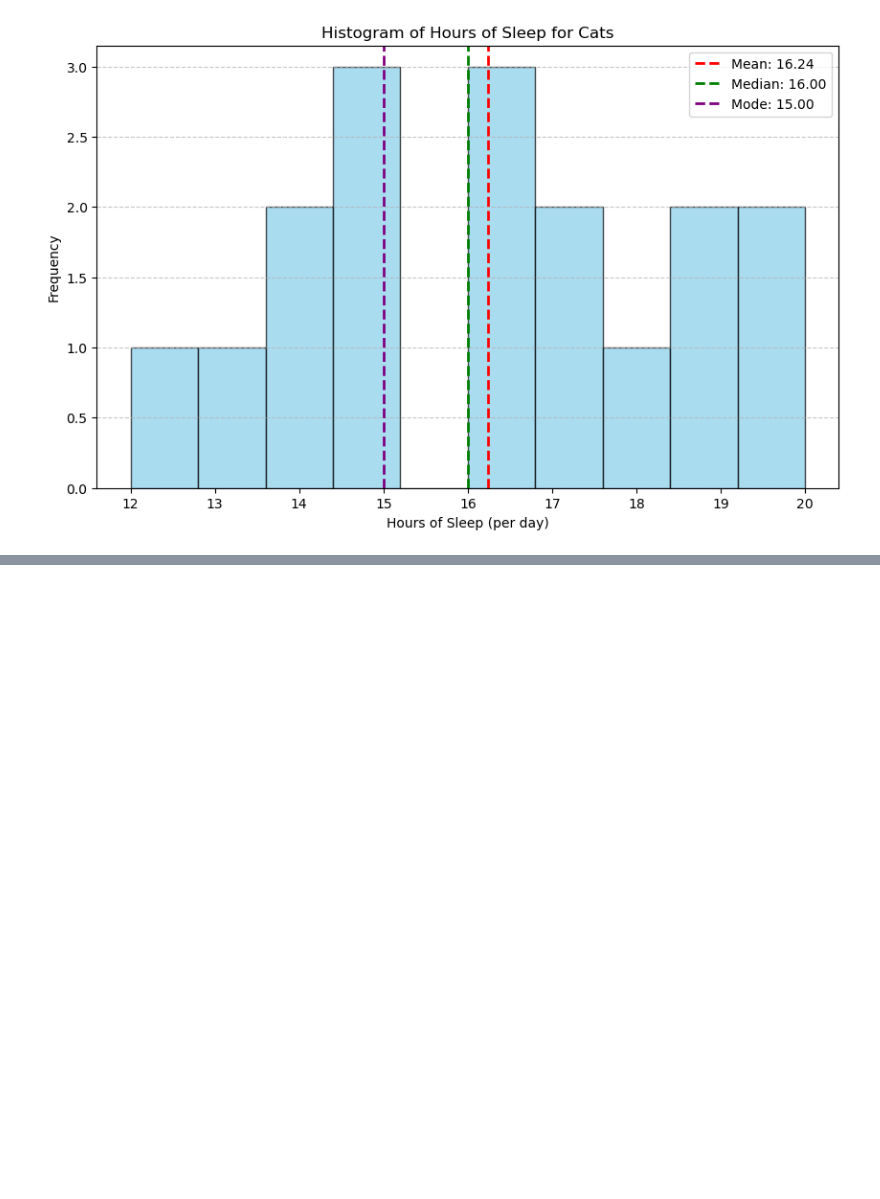
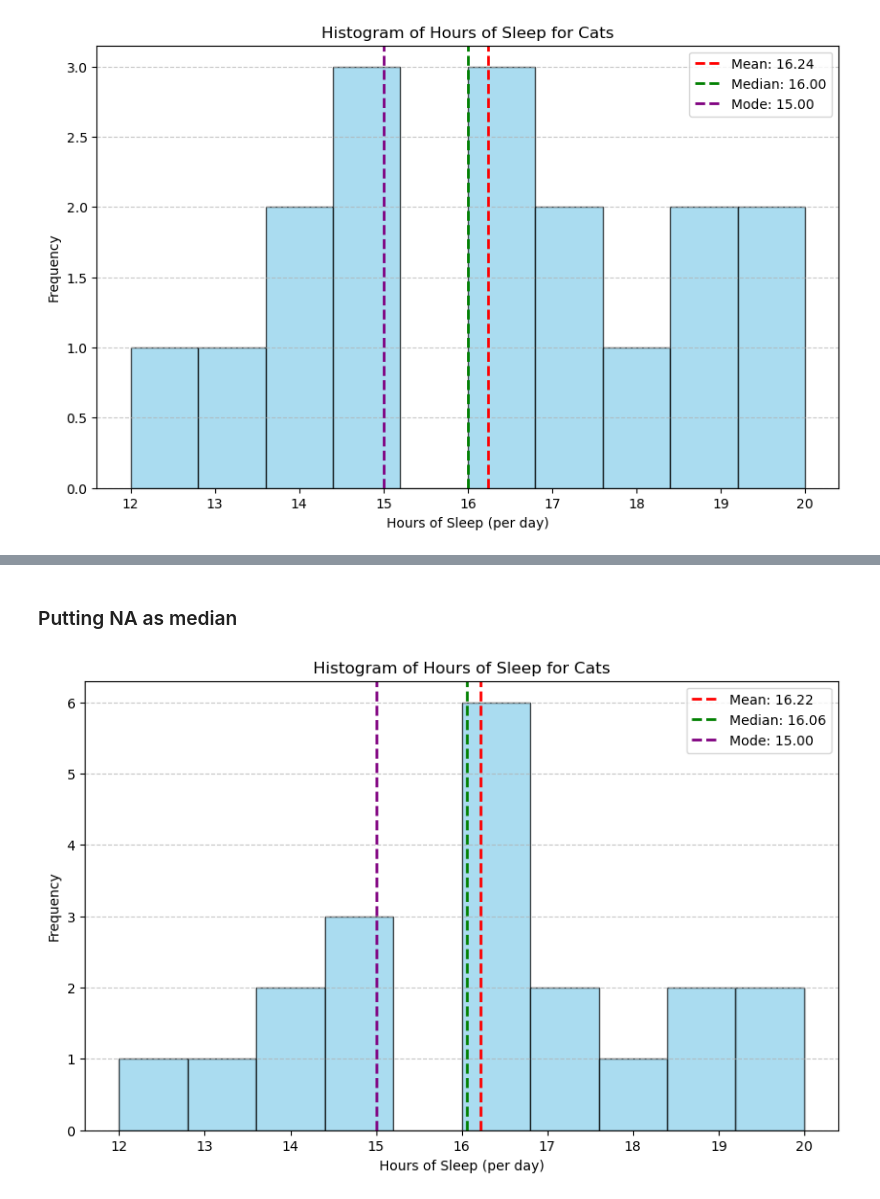
Before and after one commit to AtharvaRGhadigaonkar/DataMastery, a Jupyter notebook: MissingValues/MissingDataMasterClass.ipynb, the cells around one changed output, grey strips where cells are left out. Cells and saved outputs as stored; diff of their text form; code cells hidden in the pictures; blank space fills up the shorter version.

Commit message:
Missing Values - Ploting of Median and Mode

```diff
--- a/MissingValues/MissingDataMasterClass.ipynb
+++ b/MissingValues/MissingDataMasterClass.ipynb
@@ -47,0 +58,8 @@ analyzer.plot_histogram()
+# %% [markdown]
+### Putting NA as median
+# %%
+sleep_data = cat_df['Hours of Sleep (per day)'].fillna(sleep_data.median(numeric_only=True))
+analyzer = SleepDataAnalyzer(sleep_data)
+analyzer.plot_histogram()
+# %% [output]
+[figure, added]
```
Also changed, not shown: parts of 6 cells of this notebook.
